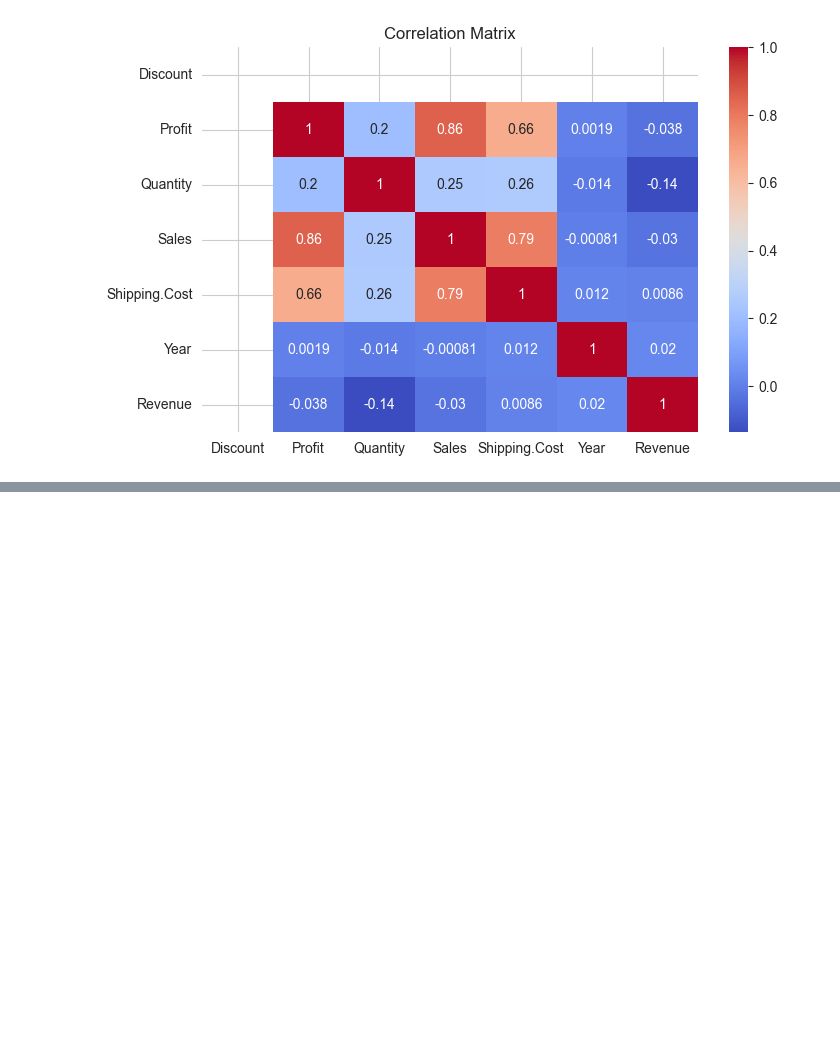
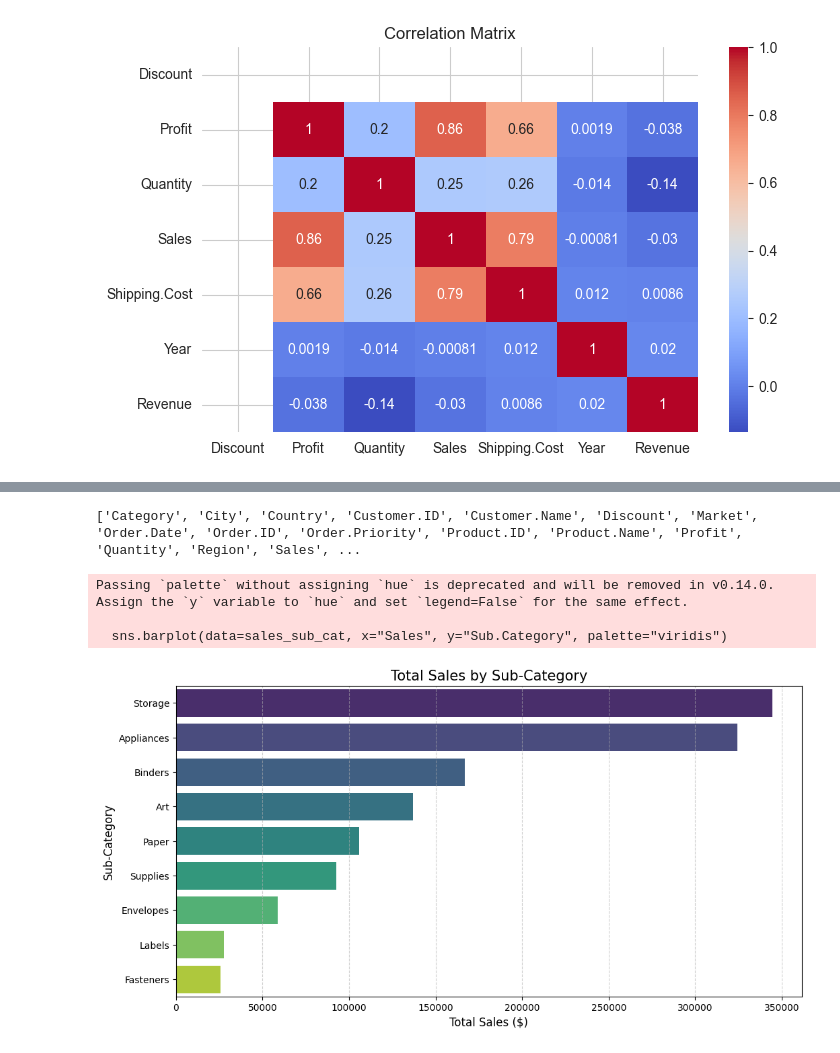
Before and after one commit to vivek31594-collab/sales-performance-dashboard, a Jupyter notebook: 2_notebooks/salesanalysis.ipynb, the cells around one changed output, grey strips where cells are left out. Saved outputs shown, nothing was run; the diff lists cells and outputs as text; code cells hidden in the pictures; blank space fills up the shorter version.

Commit message:
Update: Added Sub-Category analysis to notebook and dashboard

```diff
--- a/2_notebooks/salesanalysis.ipynb
+++ b/2_notebooks/salesanalysis.ipynb
@@ -410,3 +410,8 @@ plt.title("Correlation Matrix")
 plt.show()
 # %% [output]
 [figure]
+# %%
+import pandas as pd
+
+# Forward slashes work on Windows and are less error-prone
+df = pd.read_csv("C:/Users/User/Downloads/sales-analysis-dashboard/1_data/raw/salesdata.csv")
@@ -412,0 +420,13 @@ plt.show()
+# %%
+import os
+
+path = "C:/Users/User/Downloads/sales-analysis-dashboard/1_data/raw/salesdata.csv"
+
+if os.path.exists(path):
+    print("✅ Success! Path is correct.")
+else:
+    # Check parts of the path to see where it fails
+    base = "C:/Users/User/Downloads/sales-analysis-dashboard"
+    print(f"Project folder exists: {os.path.exists(base)}")
+    if os.path.exists(base):
+        print(f"Contents of project: {os.listdir(base)}")
@@ -412,0 +479,28 @@ plt.show()
+# %%
+# List all column names
+print(df.columns.tolist())
+# %% [output]
+['Category', 'City', 'Country', 'Customer.ID', 'Customer.Name', 'Discount', 'Market', 'Order.Date', 'Order.ID', 'Order.Priority', 'Product.ID', 'Product.Name', 'Profit', 'Quantity', 'Region', 'Sales', ...
+# %%
+import matplotlib.pyplot as plt
+import seaborn as sns
+
+# 1. Group data and sum sales, then sort for a better visual
+sales_sub_cat = df.groupby("Sub.Category")["Sales"].sum().sort_values(ascending=False).reset_index()
+
+# 2. Create the chart
+plt.figure(figsize=(12, 6))
+sns.barplot(data=sales_sub_cat, x="Sales", y="Sub.Category", palette="viridis")
+
+# 3. Add titles and labels
+plt.title("Total Sales by Sub-Category", fontsize=15)
+plt.xlabel("Total Sales ($)", fontsize=12)
+plt.ylabel("Sub-Category", fontsize=12)
+plt.grid(axis='x', linestyle='--', alpha=0.6)
+
+plt.show()
+# %% [output]
+Passing `palette` without assigning `hue` is deprecated and will be removed in v0.14.0. Assign the `y` variable to `hue` and set `legend=False` for the same effect.
+
+  sns.barplot(data=sales_sub_cat, x="Sales", y="Sub.Category", palette="viridis")
+[figure, added]
```
Also changed, not shown: parts of 5 cells of this notebook, 1 other file.
